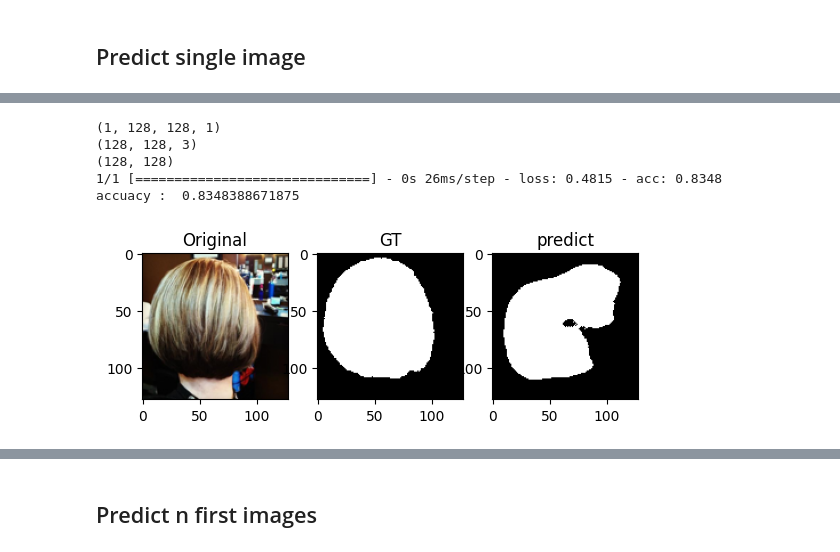
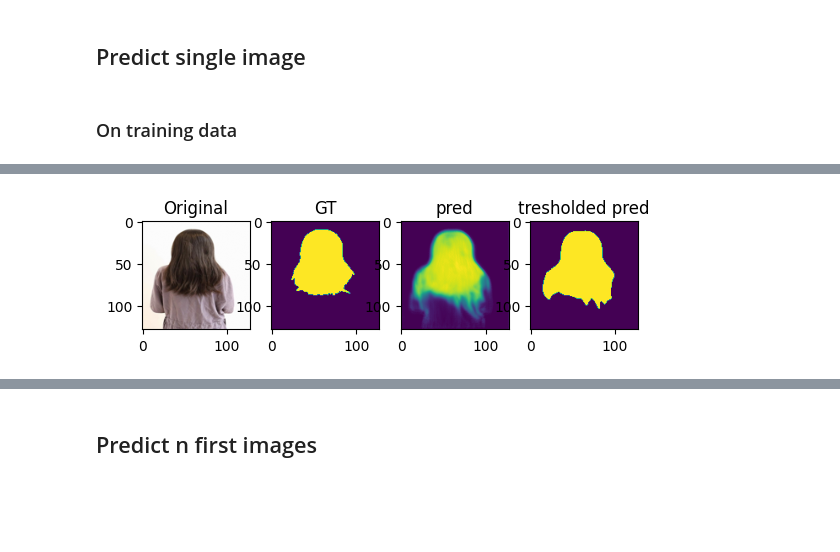
Before and after one commit to Kainasu/hair-seg-project, a Jupyter notebook: hair-segmentation-generator.ipynb, the cells around one changed output, grey strips where cells are left out. Saved outputs shown, nothing was run; the diff lists cells and outputs as text; code cells hidden in the pictures; blank space fills up the shorter version.

```diff
--- a/hair-segmentation-generator.ipynb
+++ b/hair-segmentation-generator.ipynb
@@ -192,9 +202,13 @@ while os.path.isdir(os.path.join(root_dir, 'training_{i}'.format(i=num_train))):
 save_dir = os.path.join(root_dir, 'training_{i}'.format(i=num_train))
 os.makedirs(save_dir)
 
+reduce_lr = ReduceLROnPlateau(monitor='val_loss', factor=0.2,
+                              patience=5, min_lr=1e-7)
+
 #train model
-epochs = 10
-history = model.fit(train_generator,validation_data=val_generator,epochs=epochs,batch_size=64, steps_per_epoch=len(image_train_generator))
+epochs = 100
+history = model.fit(train_generator,validation_data=val_generator,epochs=epochs,batch_size=batch_size, steps_per_epoch=len(image_train_generator), validation_steps=len(image_val_generator), callbacks=[reduce_lr])
+#history = model.fit(train_generator,epochs=epochs,batch_size=64, steps_per_epoch=len(image_train_generator))
 model.save(os.path.join(save_dir, 'model.h5'))
 np.save(os.path.join(save_dir, 'my_history.npy') ,history)
 # %% [output]
@@ -234,36 +266,44 @@ plt.show()
 # %% [markdown]
 ## Predict single image
+# %% [markdown]
+### On training data
 # %%
 #Load trained model if necessary
 #model = load_model('bce_50epochs_conv6a_model.h5')
 
-idx = 30
+idx = 10
+img_dir = os.path.join(train_dir, 'imgs/Original')
+images_names = sorted(os.listdir(img_dir))
+msk_dir = os.path.join(train_dir, 'masks/GT')
+masks_names = sorted(os.listdir(msk_dir))
 
-print(X_test.shape)
-print(X_test[idx][np.newaxis, :,:,:].shape)
+img_path = os.path.join(img_dir, images_names[idx])
+img = np.asarray(Image.open(img_path).resize((128,128)).convert('RGB'))/255.
+mask_path = os.path.join(msk_dir, masks_names[idx])
+mask = np.asarray(Image.open(mask_path).resize((128,128)).convert('L'))/255.
 
-pred = model.predict(X_test[idx][np.newaxis, :,:,:])
+
+pred = model.predict(img[np.newaxis,:,:,:])
 
 treshold = 0.5
-print(pred.shape)
-
 #Get predicted masks
 pred_mask = ((pred > treshold) * 255.)
-pred_mask = np.repeat(pred_mask, 3, axis=3)
-print(pred_mask[0].shape)
 
-fig, axes = plt.subplots(nrows=1, ncols=3)
-plt.subplot(1,3,1)
-plt.imshow(X_test[idx])
+fig, axes = plt.subplots(nrows=1, ncols=4)
+plt.subplot(1,4,1)
+plt.imshow(img)
 plt.title("Original")
-plt.subplot(1,3,2)
-print(y_test[idx].shape)
-plt.imshow(np.repeat(y_test[idx][:,:,np.newaxis],3, axis=2))
+plt.subplot(1,4,2)
+plt.imshow(mask)
 plt.title("GT")
-plt.subplot(1,3,3)
+plt.subplot(1,4,3)
+plt.imshow(pred[0])
+plt.title("pred")
+plt.subplot(1,4,4)
 plt.imshow(pred_mask[0])
-plt.title("predict")
+plt.title("tresholded pred")
 
-score = model.evaluate(X_test[idx][np.newaxis,:,:,:], y_test[idx][np.newaxis,:,:])
+
+score = model.evaluate(img[np.newaxis,:,:,:], mask[np.newaxis,:,:])
 print("accuacy : ", score[1])
 # %% [output]
@@ -274,6 +313 @@ WARNING:matplotlib.image:Clipping input data to the valid range for imshow with
-(1, 128, 128, 1)
-(128, 128, 3)
-(128, 128)
-1/1 [==============================] - 0s 26ms/step - loss: 0.4815 - acc: 0.8348
-accuacy :  0.8348388671875
-[figure, old version]
+[figure, new version]
```
Also changed, not shown: parts of 10 cells of this notebook.
